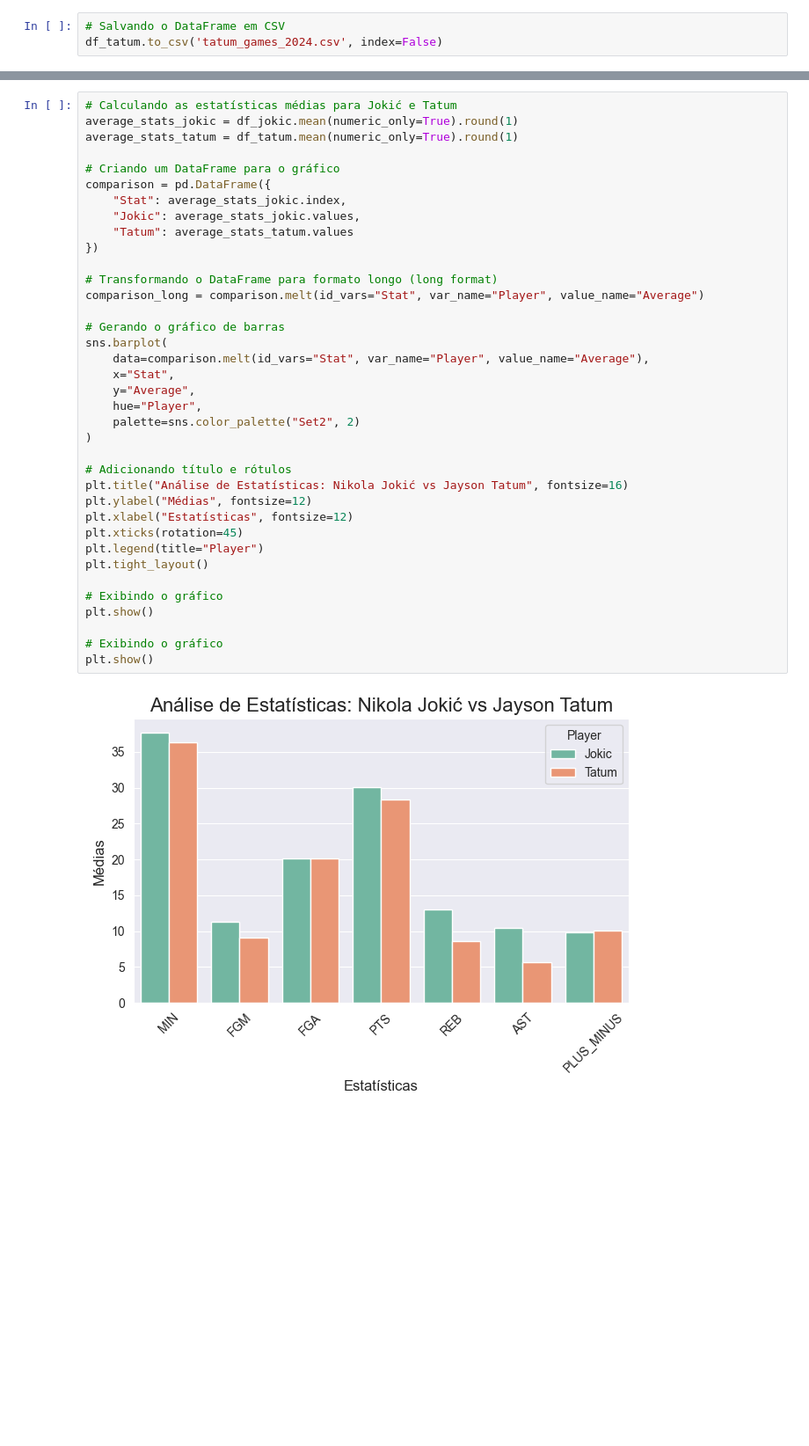
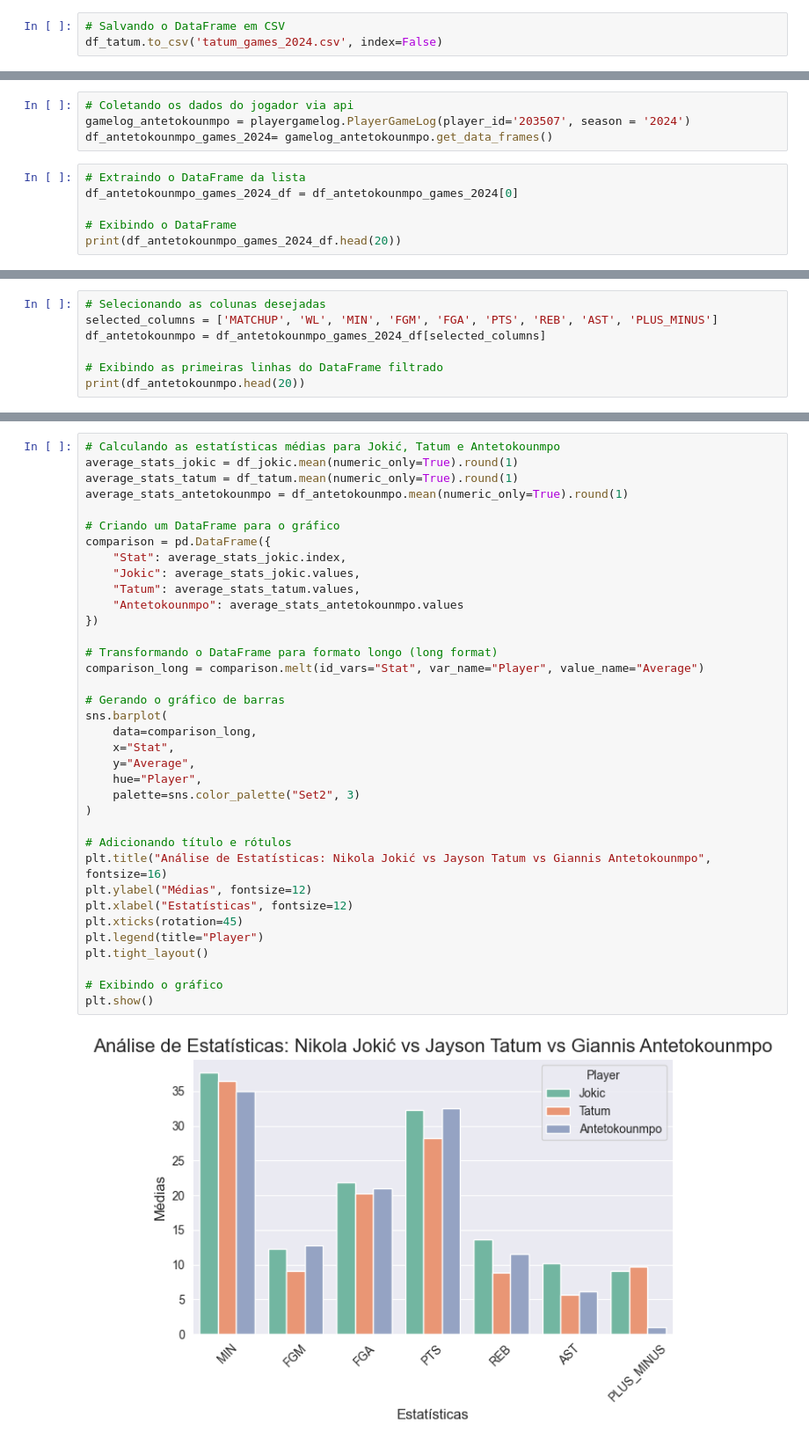
Before and after one commit to eduardogaleano0/NBA_MVP_24_25, a Jupyter notebook: NBA_2024_2025.ipynb, the cells around one changed output, grey strips where cells are left out. Shown at 88% size. Drawn from its saved outputs; the diff is of its cells as text; blank space fills up the shorter version.

Commit message:
giannis commit

```diff
--- a/NBA_2024_2025.ipynb
+++ b/NBA_2024_2025.ipynb
@@ -197,0 +212,10 @@ df_tatum.to_csv('tatum_games_2024.csv', index=False)
+# %%
+# Coletando os dados do jogador via api
+gamelog_antetokounmpo = playergamelog.PlayerGameLog(player_id='203507', season = '2024')
+df_antetokounmpo_games_2024= gamelog_antetokounmpo.get_data_frames()
+# %%
+# Extraindo o DataFrame da lista
+df_antetokounmpo_games_2024_df = df_antetokounmpo_games_2024[0]
+
+# Exibindo o DataFrame
+print(df_antetokounmpo_games_2024_df.head(20))
@@ -197,0 +240,7 @@ df_tatum.to_csv('tatum_games_2024.csv', index=False)
+# %%
+# Selecionando as colunas desejadas
+selected_columns = ['MATCHUP', 'WL', 'MIN', 'FGM', 'FGA', 'PTS', 'REB', 'AST', 'PLUS_MINUS']
+df_antetokounmpo = df_antetokounmpo_games_2024_df[selected_columns]
+
+# Exibindo as primeiras linhas do DataFrame filtrado
+print(df_antetokounmpo.head(20))
@@ -241,42 +374,41 @@ print(comparison)
 # %%
-# Calculando as estatísticas médias para Jokić e Tatum
+# Calculando as estatísticas médias para Jokić, Tatum e Antetokounmpo
 average_stats_jokic = df_jokic.mean(numeric_only=True).round(1)
 average_stats_tatum = df_tatum.mean(numeric_only=True).round(1)
+average_stats_antetokounmpo = df_antetokounmpo.mean(numeric_only=True).round(1)
 
 # Criando um DataFrame para o gráfico
 comparison = pd.DataFrame({
     "Stat": average_stats_jokic.index,
     "Jokic": average_stats_jokic.values,
-    "Tatum": average_stats_tatum.values
+    "Tatum": average_stats_tatum.values,
+    "Antetokounmpo": average_stats_antetokounmpo.values
 })
 
 # Transformando o DataFrame para formato longo (long format)
 comparison_long = comparison.melt(id_vars="Stat", var_name="Player", value_name="Average")
 
 # Gerando o gráfico de barras
 sns.barplot(
-    data=comparison.melt(id_vars="Stat", var_name="Player", value_name="Average"),
+    data=comparison_long,
     x="Stat",
     y="Average",
     hue="Player",
-    palette=sns.color_palette("Set2", 2)
+    palette=sns.color_palette("Set2", 3)
 )
 
 # Adicionando título e rótulos
-plt.title("Análise de Estatísticas: Nikola Jokić vs Jayson Tatum", fontsize=16)
+plt.title("Análise de Estatísticas: Nikola Jokić vs Jayson Tatum vs Giannis Antetokounmpo", fontsize=16)
 plt.ylabel("Médias", fontsize=12)
 plt.xlabel("Estatísticas", fontsize=12)
 plt.xticks(rotation=45)
 plt.legend(title="Player")
 plt.tight_layout()
 
 # Exibindo o gráfico
 plt.show()
-
-# Exibindo o gráfico
-plt.show()
 # %% [output]
-[figure, old version]
+[figure, new version]
 # %%
 # Calcular o total de pontos de cada jogador
 total_points_jokic = df_jokic['PTS'].sum()
```
Also changed, not shown: parts of 14 cells of this notebook, 3 other files.
